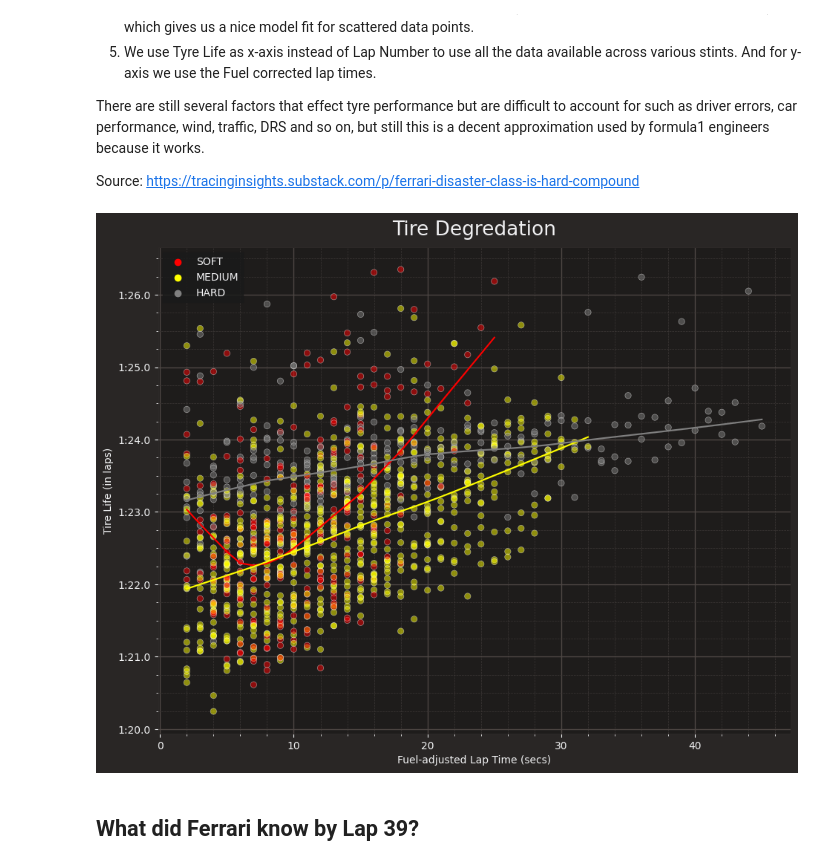
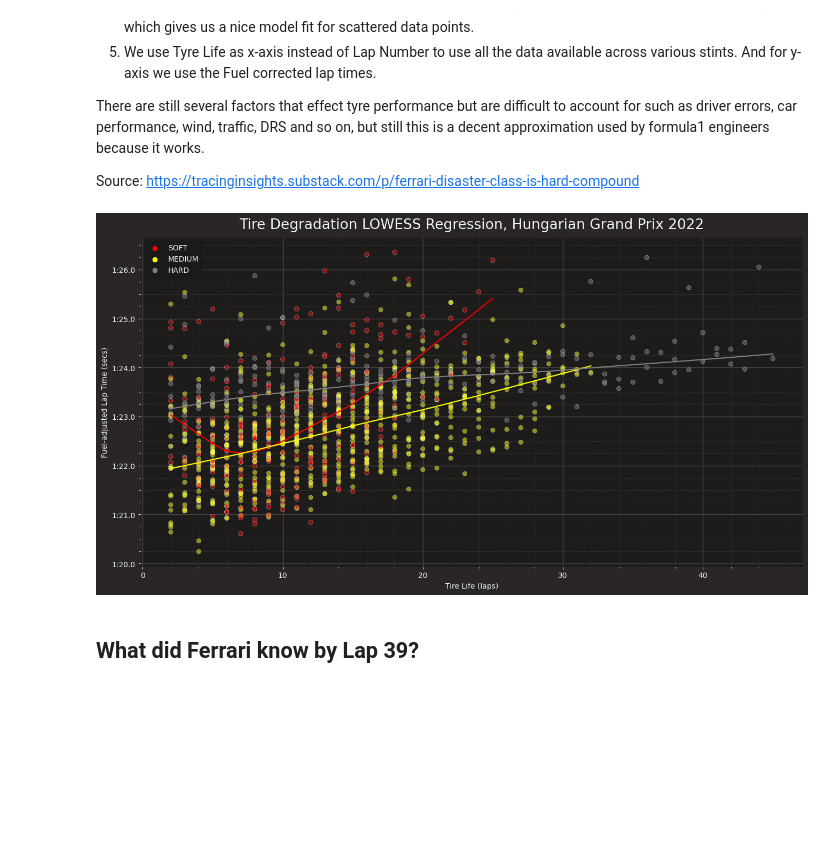
Before and after one commit to pezon/msca-optimization-f1-racing-strategy, a Jupyter notebook: analysis/tire-degradation.ipynb, the cells around one changed output. Saved outputs shown, nothing was run; the diff lists cells and outputs as text; code cells hidden in the pictures; blank space fills up the shorter version.

```diff
--- a/analysis/tire-degradation.ipynb
+++ b/analysis/tire-degradation.ipynb
@@ -89,38 +89,38 @@ laps_adj_df["TyreLife"] = laps_adj_df["TyreLife"].astype(int)
 hard_df = laps_adj_df[laps_adj_df["Compound"] == "HARD"]
 medium_df = laps_adj_df[laps_adj_df["Compound"] == "MEDIUM"]
 soft_df = laps_adj_df[laps_adj_df["Compound"] == "SOFT"]
 
 # apply lowess regression
 x_hard, y_hard = lowess(
     endog=hard_df["FuelAdjLapTime"].dt.total_seconds(), exog=hard_df["TyreLife"],
     frac=0.5, it=5, return_sorted = True).T
 
 x_medium, y_medium = lowess(
     endog=medium_df["FuelAdjLapTime"].dt.total_seconds(), exog=medium_df["TyreLife"],
     frac=0.5, it=5, return_sorted = True).T
 
 x_soft, y_soft = lowess(
     endog=soft_df["FuelAdjLapTime"].dt.total_seconds(), exog=soft_df["TyreLife"],
     frac=0.5, it=5, return_sorted = True).T
 
 # plot
 palette = {
     "HARD": "gray",
     "MEDIUM": "yellow",
     "SOFT": "red",
 }
 
-fig, ax = plt.subplots(figsize=(11, 8.5))
-ax.set_title("Tire Degredation")
-ax.set_xlabel("Fuel-adjusted Lap Time (secs)")
-ax.set_ylabel("Tire Life (in laps)")
+fig, ax = plt.subplots(figsize=(16, 8))
+ax.set_title("Tire Degradation LOWESS Regression, Hungarian Grand Prix 2022")
+ax.set_ylabel("Fuel-adjusted Lap Time (secs)")
+ax.set_xlabel("Tire Life (laps)")
 sns.scatterplot(data=laps_adj_df, x="TyreLife", y="FuelAdjLapTime", hue="Compound", palette=palette, alpha=0.50)
 sns.lineplot(x=x_soft.astype(int), y=pd.to_timedelta(y_soft, unit="S"), ax=ax, color="red")
 sns.lineplot(x=x_medium.astype(int), y=pd.to_timedelta(y_medium, unit="S"), ax=ax, color="yellow")
 sns.lineplot(x=x_hard.astype(int), y=pd.to_timedelta(y_hard, unit="S"), ax=ax, color="gray")
 ax.invert_yaxis()
 # %% [output]
-[figure, old version]
+[figure, new version]
 # %% [markdown]
 ## What did Ferrari know by Lap 39?
 # %%
```
Also changed, not shown: parts of 2 cells of this notebook, 4 other files.
